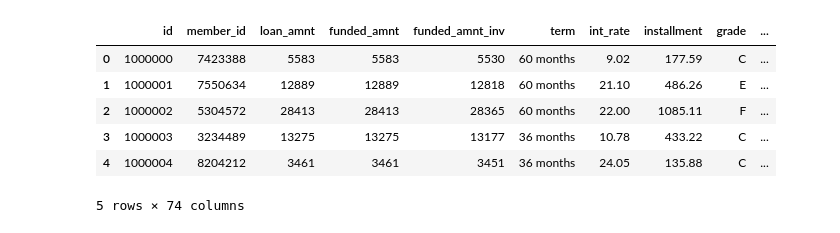
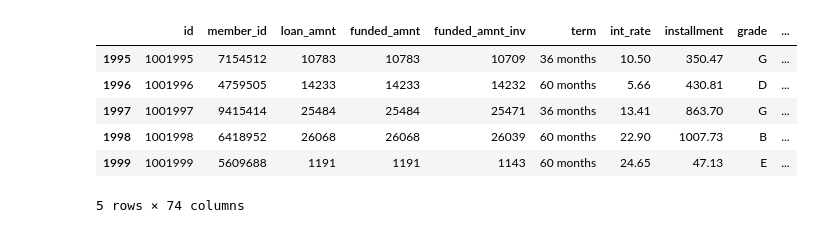
Before and after one commit to Prayag2003/credit-risk-modelling, a Jupyter notebook: main.ipynb, the cells around one changed output. Cells and saved outputs as stored; diff of their text form; code cells hidden in the pictures.

```diff
--- a/main.ipynb
+++ b/main.ipynb
@@ -4,12 +4,15 @@
 import pandas as pd
 file_path = r"data/loan_data.csv"
 data = pd.read_csv(file_path)
-data.head()
+
+loan_backup = pd.read_csv(file_path)
-# %% [output]
-|  | id | member_id | loan_amnt | funded_amnt | funded_amnt_inv | term | int_rate | installment | grade | ... |
-| 0 | 1000000 | 7423388 | 5583 | 5583 | 5530 | 60 months | 9.02 | 177.59 | C | ... |
-| 1 | 1000001 | 7550634 | 12889 | 12889 | 12818 | 60 months | 21.10 | 486.26 | E | ... |
-| 2 | 1000002 | 5304572 | 28413 | 28413 | 28365 | 60 months | 22.00 | 1085.11 | F | ... |
-| 3 | 1000003 | 3234489 | 13275 | 13275 | 13177 | 36 months | 10.78 | 433.22 | C | ... |
-| 4 | 1000004 | 8204212 | 3461 | 3461 | 3451 | 36 months | 24.05 | 135.88 | C | ... |
-5 rows × 74 columns
+# %%
+data.tail()
+# %% [output]
+|  | id | member_id | loan_amnt | funded_amnt | funded_amnt_inv | term | int_rate | installment | grade | ... |
+| 1995 | 1001995 | 7154512 | 10783 | 10783 | 10709 | 36 months | 10.50 | 350.47 | G | ... |
+| 1996 | 1001996 | 4759505 | 14233 | 14233 | 14232 | 60 months | 5.66 | 430.81 | D | ... |
+| 1997 | 1001997 | 9415414 | 25484 | 25484 | 25471 | 36 months | 13.41 | 863.70 | G | ... |
+| 1998 | 1001998 | 6418952 | 26068 | 26068 | 26039 | 60 months | 22.90 | 1007.73 | B | ... |
+| 1999 | 1001999 | 5609688 | 1191 | 1191 | 1143 | 60 months | 24.65 | 47.13 | E | ... |
+5 rows × 74 columns
```
Also changed, not shown: parts of 4 cells of this notebook, 1 other file.
